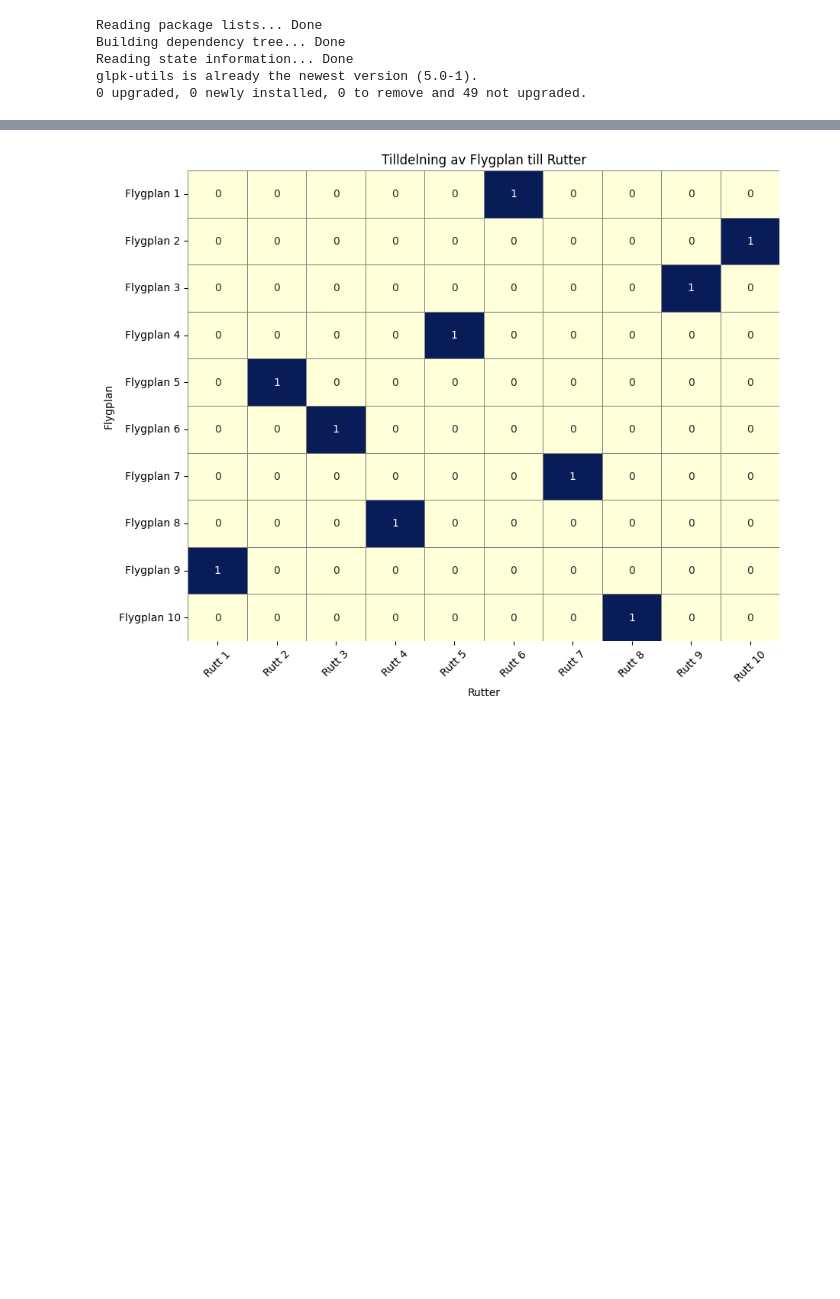
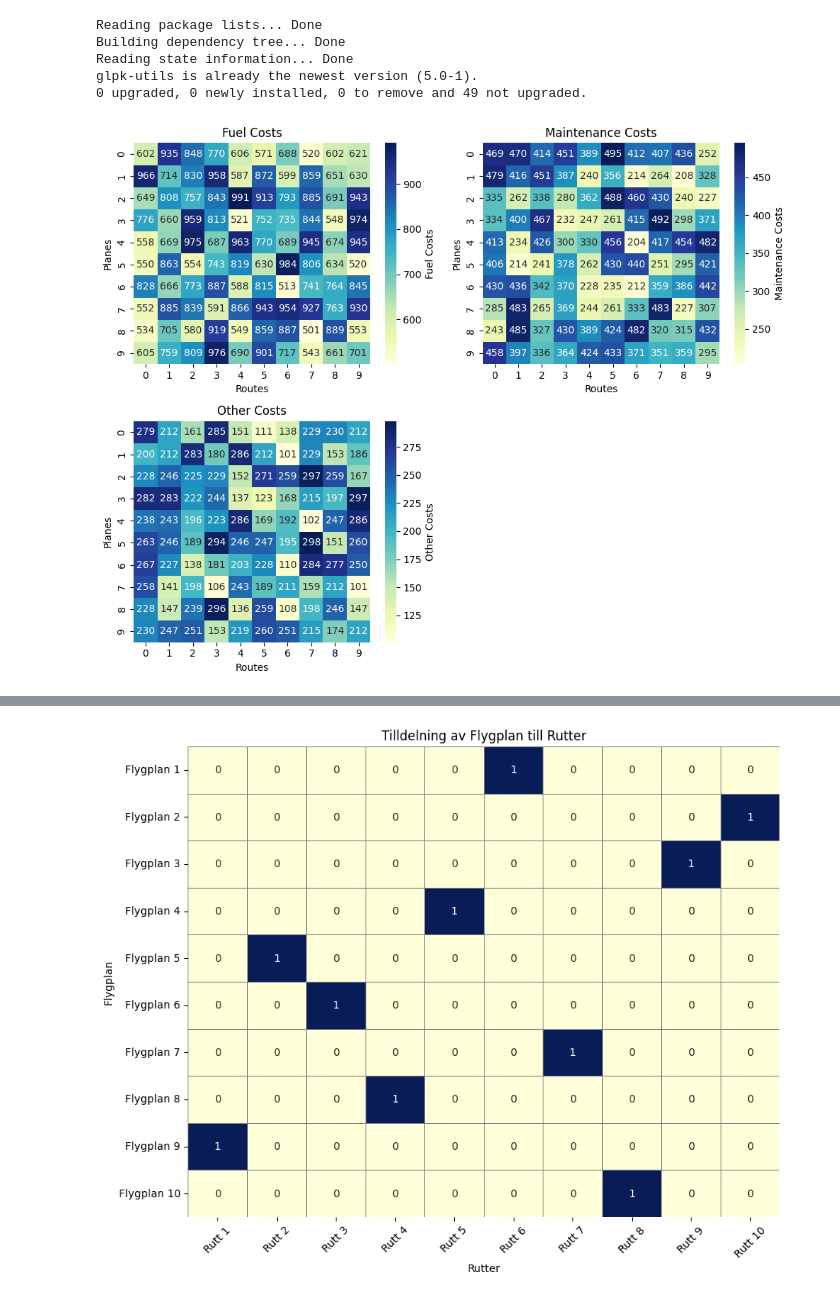
Before and after one commit to andrillion/Projects, a Jupyter notebook: tail_assignment.ipynb, the cells around one changed output, grey strips where cells are left out. Saved outputs shown, nothing was run; the diff lists cells and outputs as text; code cells hidden in the pictures; blank space fills up the shorter version.

```diff
--- a/tail_assignment.ipynb
+++ b/tail_assignment.ipynb
@@ -32,0 +91,49 @@ total_costs = fuel_costs + maintenance_costs + other_costs
+# %%
+import numpy as np
+import matplotlib.pyplot as plt
+import seaborn as sns
+from pyomo.environ import *
+from pyomo.opt import SolverFactory
+
+# Define the number of aircraft and routes
+num_planes = 10
+num_routes = 10
+
+# Generate a synthetic cost matrix for each aircraft and route
+np.random.seed(42)  # For reproducibility
+fuel_costs = np.random.randint(500, 1000, size=(num_planes, num_routes))
+maintenance_costs = np.random.randint(200, 500, size=(num_planes, num_routes))
+other_costs = np.random.randint(100, 300, size=(num_planes, num_routes))
+
+# Create heatmaps
+plt.figure(figsize=(10, 8))  # Adjust the size to fit the 2x2 layout
+
+# Heatmap for fuel costs
+plt.subplot(2, 2, 1)
+sns.heatmap(fuel_costs, annot=True, fmt='d', cmap='YlGnBu', cbar_kws={'label': 'Fuel Costs'})
+plt.title('Fuel Costs')
+plt.xlabel('Routes')
+plt.ylabel('Planes')
+
+# Heatmap for maintenance costs
+plt.subplot(2, 2, 2)
+sns.heatmap(maintenance_costs, annot=True, fmt='d', cmap='YlGnBu', cbar_kws={'label': 'Maintenance Costs'})
+plt.title('Maintenance Costs')
+plt.xlabel('Routes')
+plt.ylabel('Planes')
+
+# Heatmap for other costs
+plt.subplot(2, 2, 3)
+sns.heatmap(other_costs, annot=True, fmt='d', cmap='YlGnBu', cbar_kws={'label': 'Other Costs'})
+plt.title('Other Costs')
+plt.xlabel('Routes')
+plt.ylabel('Planes')
+
+# Empty subplot
+plt.subplot(2, 2, 4)
+plt.axis('off')  # Hide axes for the empty subplot
+
+plt.tight_layout()
+plt.show()
+# %% [output]
+[figure, added]
```
Also changed, not shown: parts of 20 cells of this notebook.
